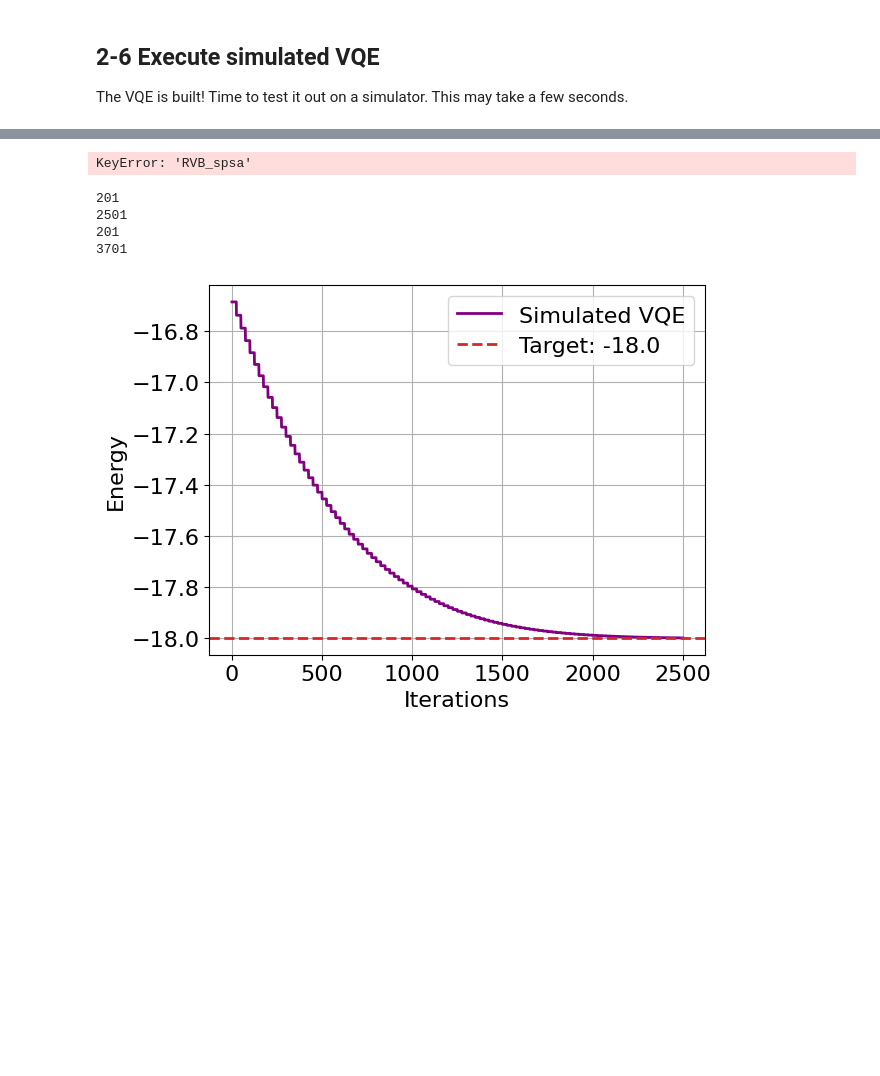
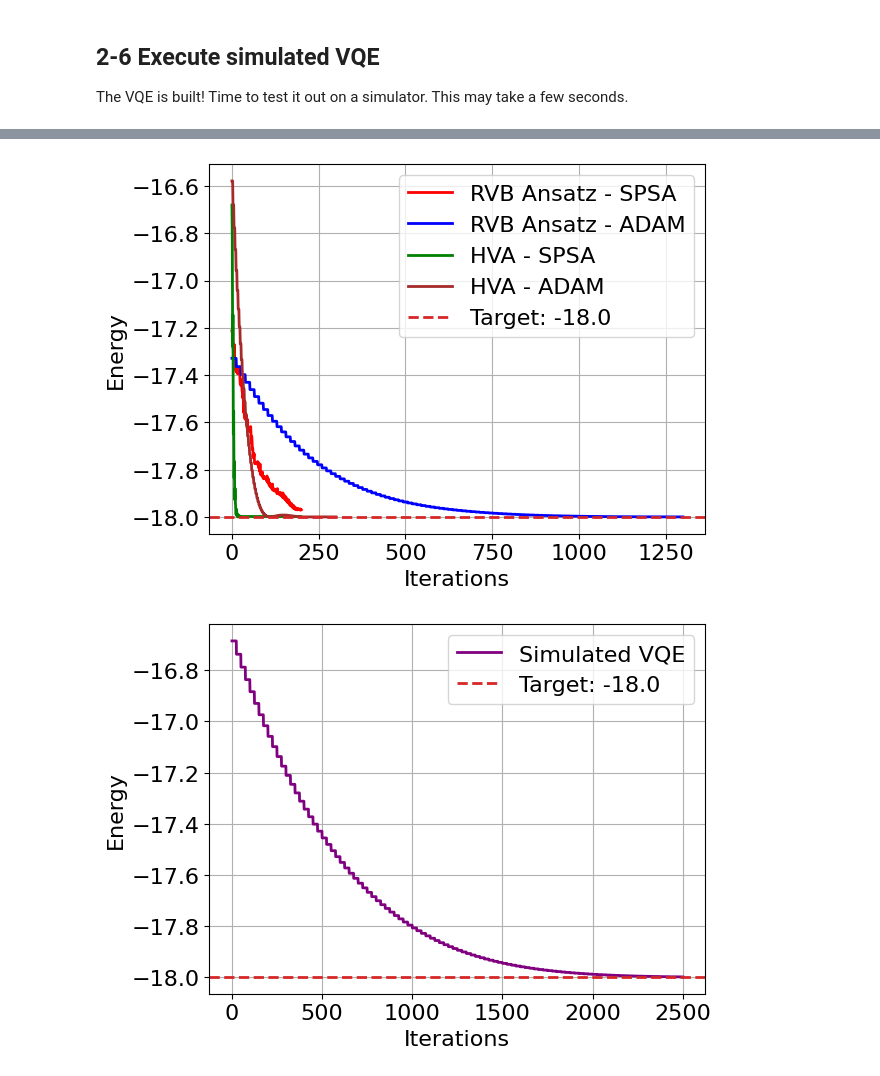
Before and after one commit to awshaff/ibm-open-science-price-2022, a Jupyter notebook: kagome-vqe.ipynb, the cells around one changed output, grey strips where cells are left out. Cells and saved outputs as stored; diff of their text form; code cells hidden in the pictures; blank space fills up the shorter version.

Commit message:
HVA vs RVB + SPSA vs ADAM

```diff
--- a/kagome-vqe.ipynb
+++ b/kagome-vqe.ipynb
@@ -456,9 +456,9 @@ The ansatz is currently defined over 12 qubits, but it will be executed on guada
 q_layout = [1, 2, 3, 4, 5, 7, 8, 10, 11, 12, 13, 14]
 ansatz_opt_rvb = transpile(ansatz_rvb, backend=guadalupe, initial_layout=q_layout, optimization_level = 3)
 ansatz_opt_hva = transpile(ansatz_hva, backend=guadalupe, initial_layout=q_layout, optimization_level = 3)
-ansatz_opt_pulse = transpile(ansatz_pulse, basis_gates=['rx', 'cr'], backend=guadalupe, initial_layout=q_layout)
+# ansatz_opt_pulse = transpile(ansatz_pulse, basis_gates=['rx', 'cr'], backend=guadalupe, initial_layout=q_layout)
 
-ansatzs = [ansatz_pulse]
+ansatzs = [ansatz_opt_rvb, ansatz_opt_hva]
 
 #ansatz_opt_sampler = transpile(ansatz_rvb, backend=backend, initial_layout=q_layout, optimization_level = 2)
 
@@ -487,7 +492,7 @@ from qiskit.algorithms.optimizers import SPSA, ADAM
 optimizer_spsa = SPSA(maxiter=100, learning_rate=0.01, perturbation=0.01)
 optimizer_adam = ADAM(maxiter=100, lr=0.01)
 
-optimizers = {'spsa': optimizer_spsa}
+optimizers = {'spsa': optimizer_spsa, 'adam':optimizer_adam}
 # %% [markdown]
 ## 2-5 Define custom VQE program
 The VQE calculation can be efficiently orchestrated between the quantum and classical computer using qiskit's [primitives](https://qiskit.org/documentation/apidoc/primitives.html). Below is a simple example of using the [Estimator primitive](https://qiskit.org/documentation/apidoc/primitives.html#overview-of-estimator) with your computer as a local simulator of a quantum computer. It's convenient to bring the components of VQE together into a custom class which we've called `CustomVQE`.
@@ -525,10 +530,10 @@ class CustomVQE(MinimumEigensolver):
             return value
 
         # Select an initial point for the ansatzs' parameters
-        # x0 = np.pi/4 * np.random.rand(self._circuit.num_parameters)
-        amp = np.full(self._circuit.num_parameters - 12, 0.5)
-        dur = np.full(12, 512)
-        x0 = np.concatenate((amp, dur),axis=0)
+        x0 = np.pi/4 * np.random.rand(self._circuit.num_parameters)
+        # amp = np.full(self._circuit.num_parameters - 12, 0.5)
+        # dur = np.full(12, 512)
+        # x0 = np.concatenate((amp, dur),axis=0)
         #x0 = 0.01392025
         #x0 = [-0.3, 0.2]
 
@@ -595,14 +619,14 @@ PulseError: 'Maximum pulse amplitude norm exceeds 1.0 with parameters duration=1
 # %%
 plt.plot(data['RVB_spsa'], color='red', lw=2, label='RVB Ansatz - SPSA')
-plt.plot(data['RVB_adam'], color='blue', lw=2, label='RVB Ansatz - SPSA')
+plt.plot(data['RVB_adam'], color='blue', lw=2, label='RVB Ansatz - ADAM')
 plt.plot(data['HVA_spsa'], color='green', lw=2, label='HVA - SPSA')
 plt.plot(data['HVA_adam'], color='brown', lw=2, label='HVA - ADAM')
 plt.ylabel('Energy')
 plt.xlabel('Iterations')
 # Exact ground state energy value
 plt.axhline(y=gs_energy, color="tab:red", ls="--", lw=2, label="Target: " + str(gs_energy))
 plt.legend()
 plt.grid()
 plt.show()
 # %% [output]
-KeyError: 'RVB_spsa'
+[figure, added]
@@ -609,8 +635,4 @@ KeyError: 'RVB_spsa'
 # %%
+dfs = {}
 for key, value in data.items():
-    print(len(value))
+    dfs[key] = pd.DataFrame({key: value})
-# %% [output]
-201
-2501
-201
-3701
```
Also changed, not shown: parts of 8 cells of this notebook, 4 other files.
